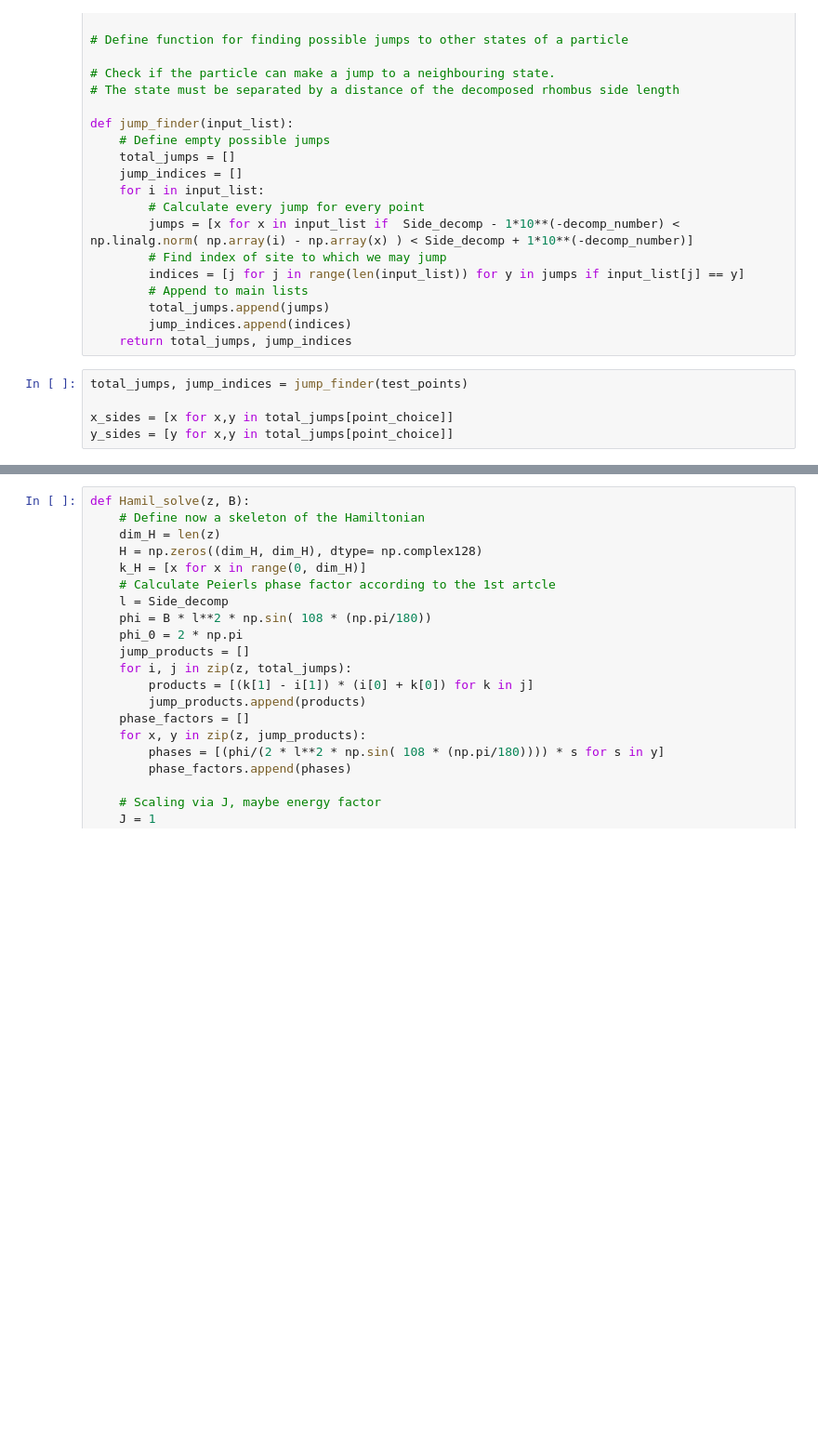
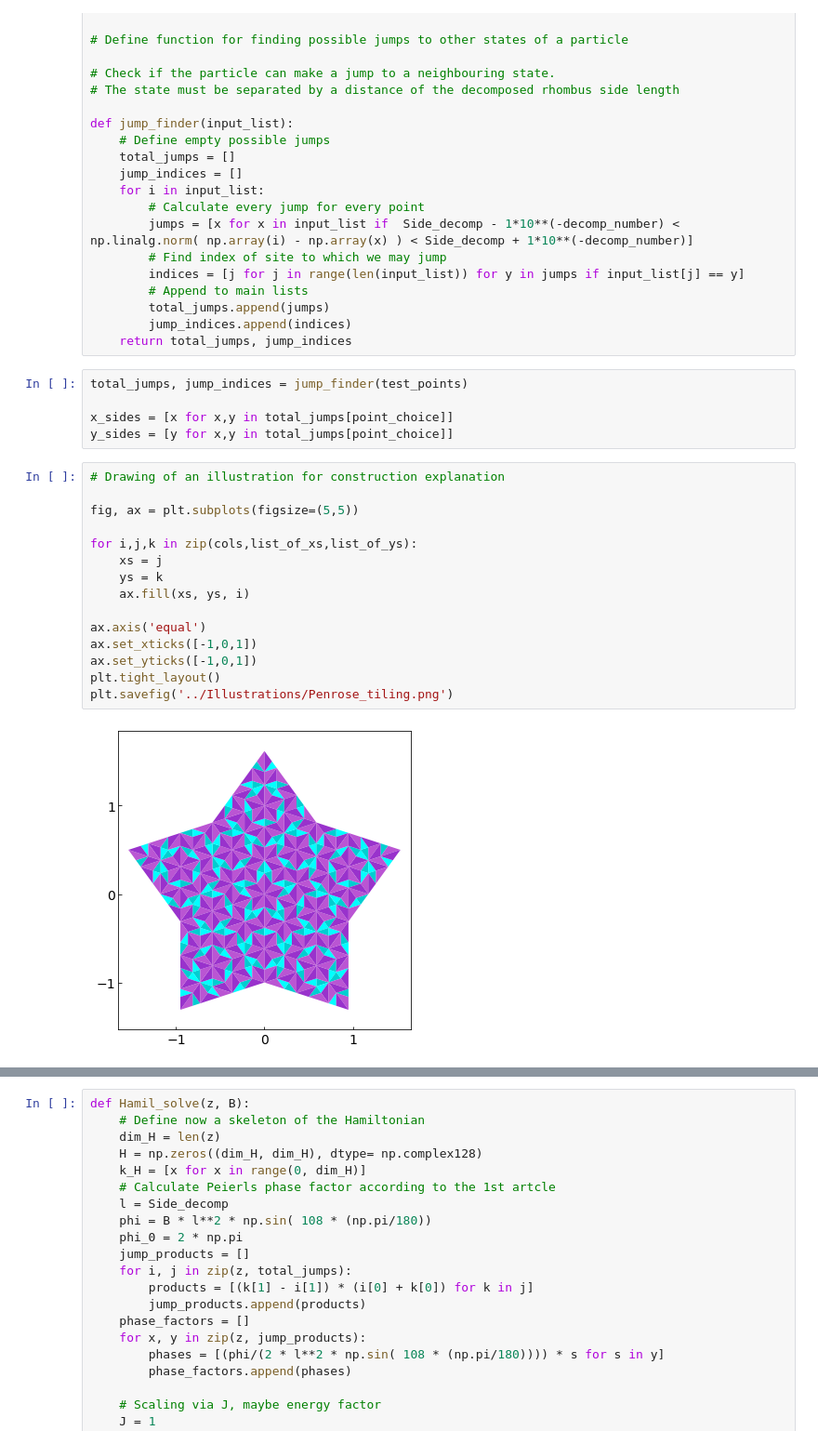
Before and after one commit to Kroghski/Bachelor, a Jupyter notebook: Bachelor_code/Penrose_tiling.ipynb, the cells around one changed output, grey strips where cells are left out. Shown at 93% size. Drawn from its saved outputs; the diff is of its cells as text; blank space fills up the shorter version.

```diff
--- a/Bachelor_code/Penrose_tiling.ipynb
+++ b/Bachelor_code/Penrose_tiling.ipynb
@@ -503,6 +502,23 @@ total_jumps, jump_indices = jump_finder(test_points)
 
 x_sides = [x for x,y in total_jumps[point_choice]]
 y_sides = [y for x,y in total_jumps[point_choice]]
+# %%
+# Drawing of an illustration for construction explanation
+
+fig, ax = plt.subplots(figsize=(5,5))
+
+for i,j,k in zip(cols,list_of_xs,list_of_ys):
+    xs = j
+    ys = k
+    ax.fill(xs, ys, i)
+
+ax.axis('equal')
+ax.set_xticks([-1,0,1])
+ax.set_yticks([-1,0,1])
+plt.tight_layout()
+plt.savefig('../Illustrations/Penrose_tiling.png')
+# %% [output]
+[figure, added]
 # %%
 ## Drawing cell for making reduction easier
 
```
Also changed, not shown: parts of 13 cells of this notebook, 8 other files.
